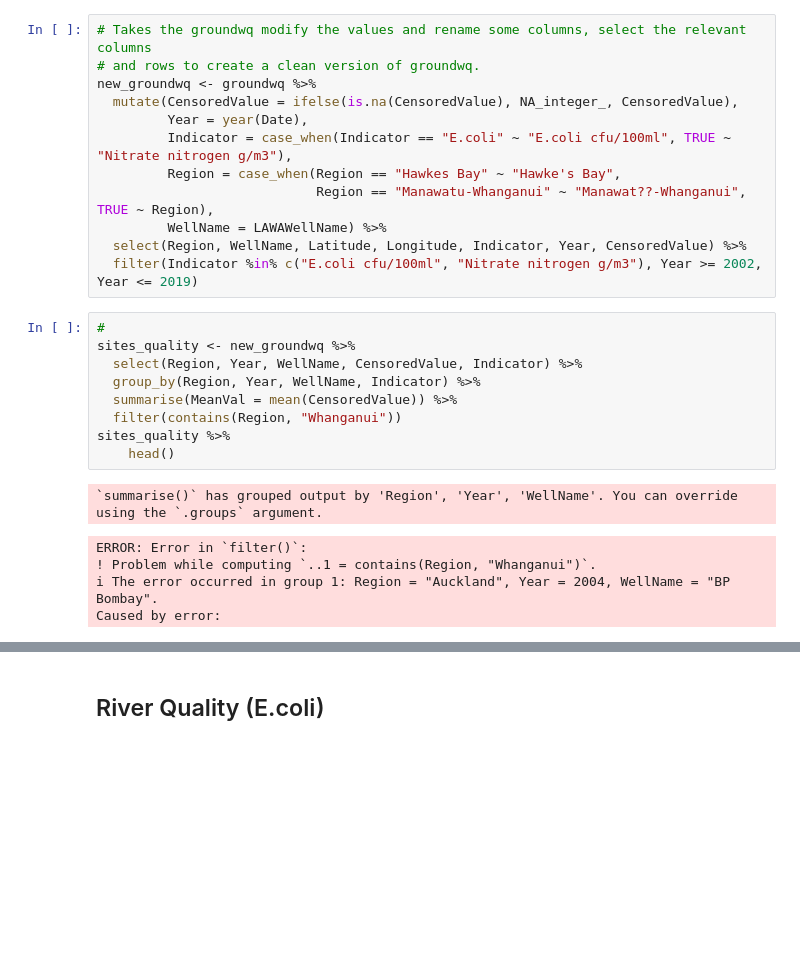
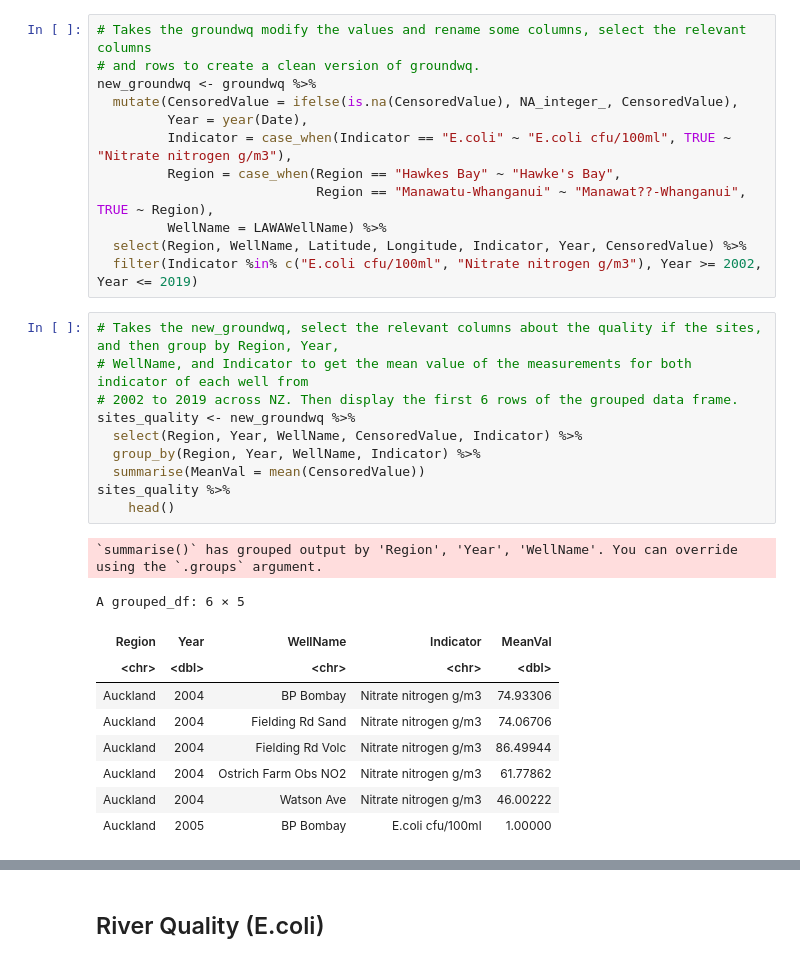
Before and after one commit to beuri97/data201_gp, a Jupyter notebook: water_quality/Water Quality.ipynb, the cells around one changed output, grey strips where cells are left out. Saved outputs shown, nothing was run; the diff lists cells and outputs as text; blank space fills up the shorter version.

```diff
--- a/water_quality/Water Quality.ipynb
+++ b/water_quality/Water Quality.ipynb
@@ -227,18 +227,24 @@ new_groundwq <- groundwq %>%
          WellName = LAWAWellName) %>%
   select(Region, WellName, Latitude, Longitude, Indicator, Year, CensoredValue) %>%
   filter(Indicator %in% c("E.coli cfu/100ml", "Nitrate nitrogen g/m3"), Year >= 2002, Year <= 2019)
-# %%
-#
-sites_quality <- new_groundwq %>%
-  select(Region, Year, WellName, CensoredValue, Indicator) %>%
-  group_by(Region, Year, WellName, Indicator) %>%
-  summarise(MeanVal = mean(CensoredValue)) %>%
-  filter(contains(Region, "Whanganui"))
-sites_quality %>%
-    head()
-# %% [output]
-`summarise()` has grouped output by 'Region', 'Year', 'WellName'. You can override using the `.groups` argument.
-ERROR: Error in `filter()`:
-! Problem while computing `..1 = contains(Region, "Whanganui")`.
-i The error occurred in group 1: Region = "Auckland", Year = 2004, WellName = "BP Bombay".
-Caused by error:
+# %%
+# Takes the new_groundwq, select the relevant columns about the quality if the sites, and then group by Region, Year,
+# WellName, and Indicator to get the mean value of the measurements for both indicator of each well from
+# 2002 to 2019 across NZ. Then display the first 6 rows of the grouped data frame.
+sites_quality <- new_groundwq %>%
+  select(Region, Year, WellName, CensoredValue, Indicator) %>%
+  group_by(Region, Year, WellName, Indicator) %>%
+  summarise(MeanVal = mean(CensoredValue))
+sites_quality %>%
+    head()
+# %% [output]
+`summarise()` has grouped output by 'Region', 'Year', 'WellName'. You can override using the `.groups` argument.
+A grouped_df: 6 × 5
+| Region | Year | WellName | Indicator | MeanVal |
+| <chr> | <dbl> | <chr> | <chr> | <dbl> |
+| Auckland | 2004 | BP Bombay | Nitrate nitrogen g/m3 | 74.93306 |
+| Auckland | 2004 | Fielding Rd Sand | Nitrate nitrogen g/m3 | 74.06706 |
+| Auckland | 2004 | Fielding Rd Volc | Nitrate nitrogen g/m3 | 86.49944 |
+| Auckland | 2004 | Ostrich Farm Obs NO2 | Nitrate nitrogen g/m3 | 61.77862 |
+| Auckland | 2004 | Watson Ave | Nitrate nitrogen g/m3 | 46.00222 |
+| Auckland | 2005 | BP Bombay | E.coli cfu/100ml | 1.00000 |
```
Also changed, not shown: parts of 17 cells of this notebook.
